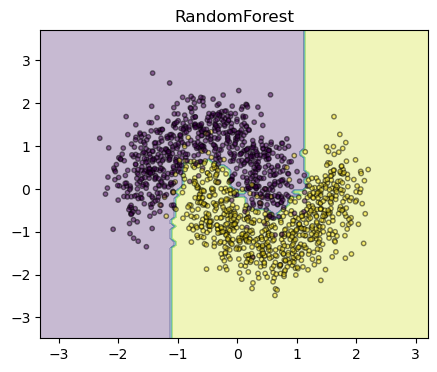
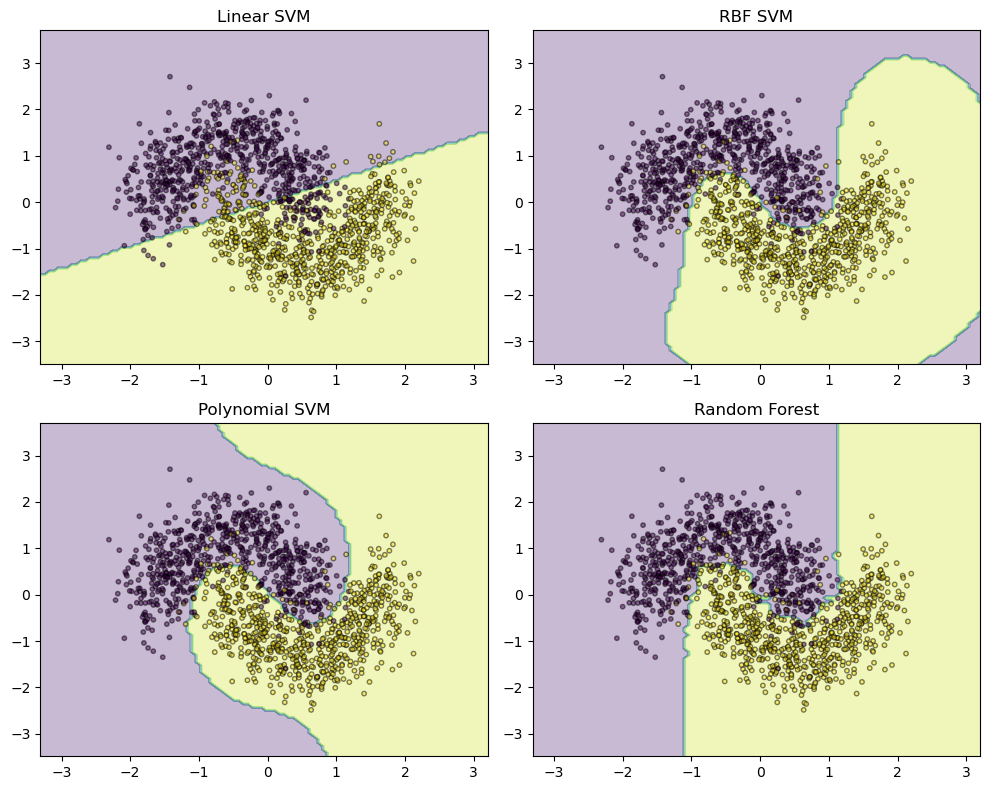
The notebook cell's code change between the first figure and the second:
--- before
+++ after
@@ -16,19 +16,37 @@
 plt.show()
 
+# All models
 
-# Best RandomForest 
-fig, ax = plt.subplots(figsize=(5, 4))
+models = {
+    "Linear SVM": best_svc,
+    "RBF SVM": best_rbf,
+    "Polynomial SVM": best_poly,
+    "Random Forest": best_rf
+}
 
-DecisionBoundaryDisplay.from_estimator(grid_rf, 
-                                       X_train_scaled, 
-                                       response_method="predict",
-                                       ax=ax,
-                                       alpha=0.3)
-ax.scatter(X_train_scaled[:, 0],
-            X_train_scaled[:, 1], 
-            c=y_train, 
-            edgecolor='k',
-            s=10, alpha=0.5)
+fig, axes = plt.subplots(2, 2, figsize=(10, 8))
+axes = axes.ravel()
 
-ax.set_title('RandomForest')
+for ax, (name, model) in zip(axes, models.items()):
+
+    DecisionBoundaryDisplay.from_estimator(
+        model,
+        X_train_scaled,
+        response_method="predict",
+        ax=ax,
+        alpha=0.3
+    )
+
+    ax.scatter(
+        X_train_scaled[:, 0],
+        X_train_scaled[:, 1],
+        c=y_train,
+        edgecolor="k",
+        s=10,
+        alpha=0.5
+    )
+
+    ax.set_title(name)
+
+plt.tight_layout()
 plt.show()

Commit: HW 4 complete